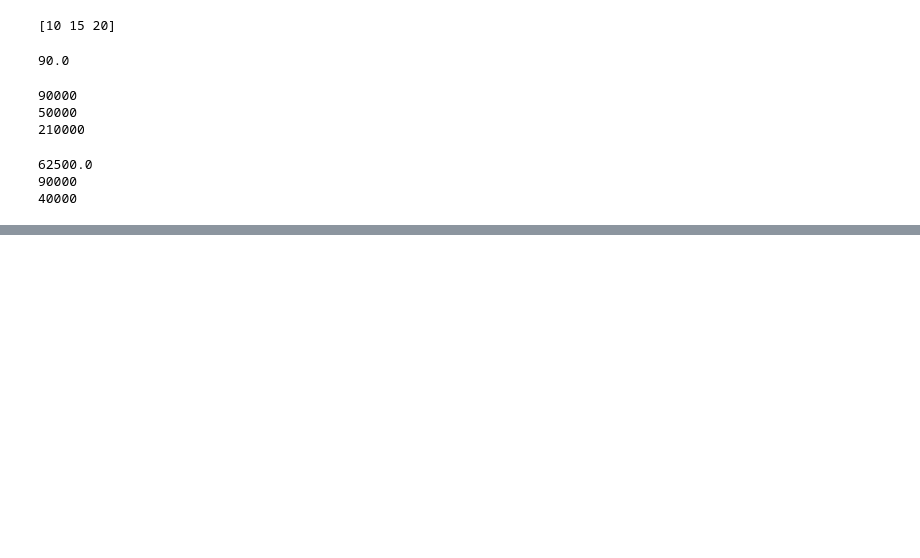
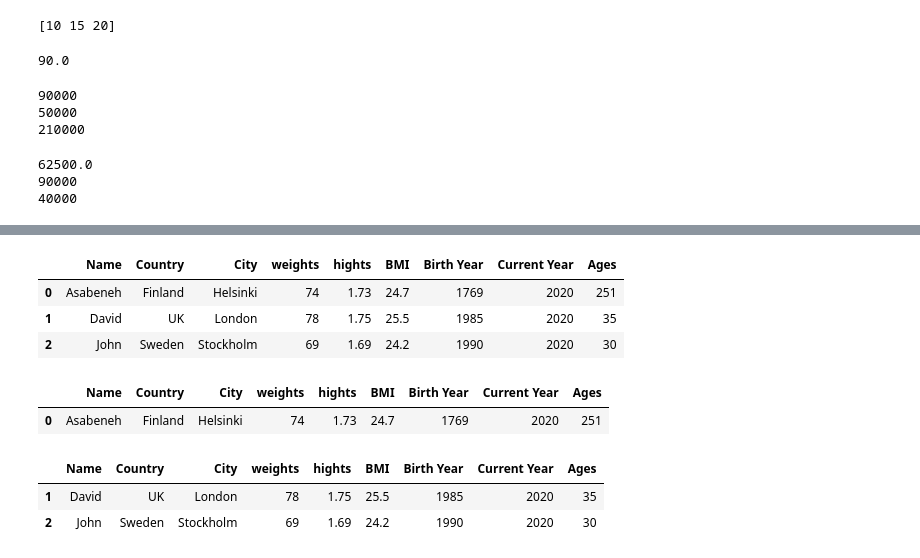
Before and after one commit to Nirmalkumarganesan95/Python, a Jupyter notebook: Python_From_Scratch_Part_II.ipynb, the cells around one changed output, grey strips where cells are left out. Drawn from its saved outputs; the diff is of its cells as text; code cells hidden in the pictures; blank space fills up the shorter version.

```diff
--- a/Python_From_Scratch_Part_II.ipynb
+++ b/Python_From_Scratch_Part_II.ipynb
@@ -2318,0 +2631,6 @@ print(Lowest_Salary)
+# %%
+birth_year = ['1769', '1985', '1990']
+current_year = pd.Series(2020, index=[0, 1,2])
+df['Birth Year'] = birth_year
+df["Current Year"] = current_year
+df
@@ -2318,0 +2651,3 @@ print(Lowest_Salary)
+# %%
+df['Birth Year'] = df['Birth Year'].astype("int")
+print(df['Birth Year'].dtype)
@@ -2318,0 +2656,3 @@ print(Lowest_Salary)
+# %%
+df['Current Year'] = df['Current Year'].astype('int')
+df['Current Year'].dtype
@@ -2318,0 +2661,3 @@ print(Lowest_Salary)
+# %%
+ages = df['Current Year'] - df['Birth Year']
+ages
@@ -2318,0 +2670,21 @@ print(Lowest_Salary)
+# %%
+df["Ages"] = ages
+df
+# %% [output]
+|  | Name | Country | City | weights | hights | BMI | Birth Year | Current Year | Ages |
+| 0 | Asabeneh | Finland | Helsinki | 74 | 1.73 | 24.7 | 1769 | 2020 | 251 |
+| 1 | David | UK | London | 78 | 1.75 | 25.5 | 1985 | 2020 | 35 |
+| 2 | John | Sweden | Stockholm | 69 | 1.69 | 24.2 | 1990 | 2020 | 30 |
+# %%
+#Boolean Indexing
+
+df[df["Ages"]>120]
+# %% [output]
+|  | Name | Country | City | weights | hights | BMI | Birth Year | Current Year | Ages |
+| 0 | Asabeneh | Finland | Helsinki | 74 | 1.73 | 24.7 | 1769 | 2020 | 251 |
+# %%
+df[df['Ages'] < 120]
+# %% [output]
+|  | Name | Country | City | weights | hights | BMI | Birth Year | Current Year | Ages |
+| 1 | David | UK | London | 78 | 1.75 | 25.5 | 1985 | 2020 | 35 |
+| 2 | John | Sweden | Stockholm | 69 | 1.69 | 24.2 | 1990 | 2020 | 30 |
```
Also changed, not shown: parts of 36 cells of this notebook.
